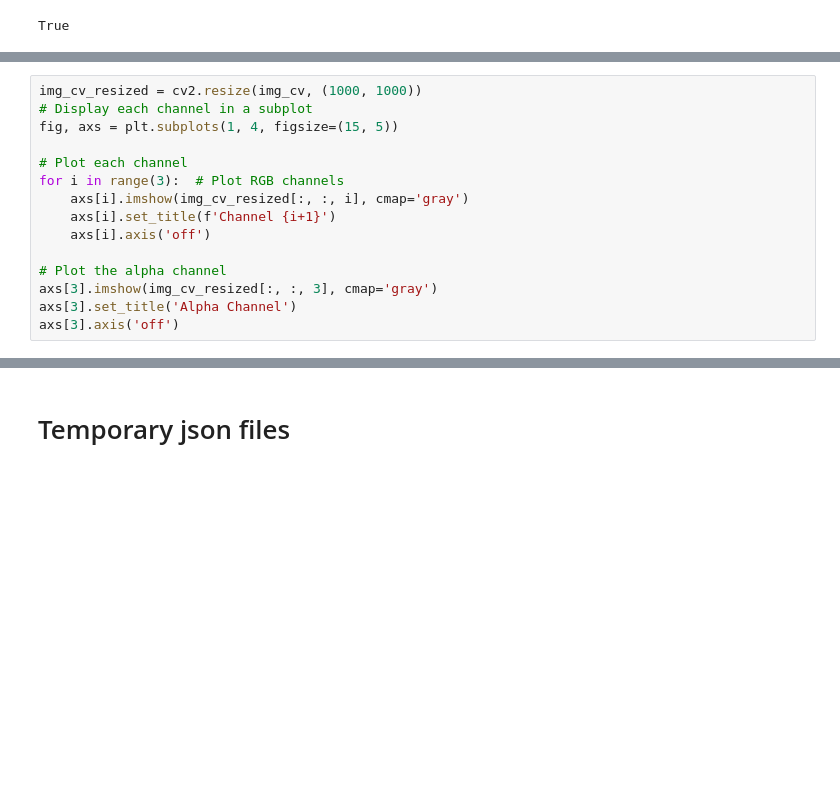
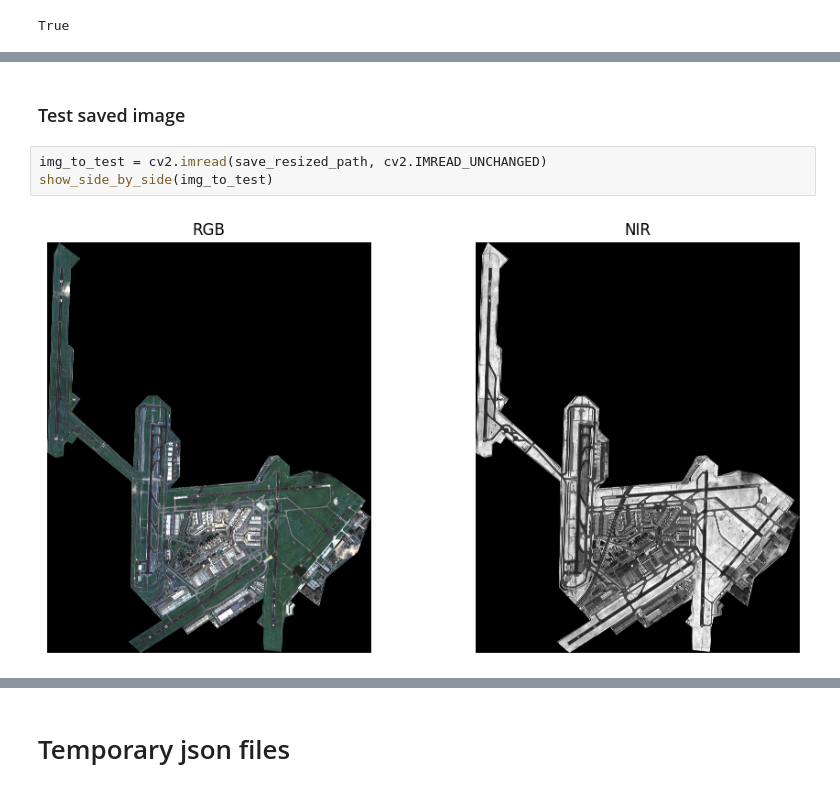
Before and after one commit to Iammuratc/satellitepy, a Jupyter notebook: notebooks/preprocess_fr24_dataset.ipynb, the cells around one changed output, grey strips where cells are left out. Saved outputs shown, nothing was run; the diff lists cells and outputs as text; blank space fills up the shorter version.

```diff
--- a/notebooks/preprocess_fr24_dataset.ipynb
+++ b/notebooks/preprocess_fr24_dataset.ipynb
@@ -151,15 +25,0 @@ True
-# %%
-img_cv_resized = cv2.resize(img_cv, (1000, 1000))
-# Display each channel in a subplot
-fig, axs = plt.subplots(1, 4, figsize=(15, 5))
-
-# Plot each channel
-for i in range(3):  # Plot RGB channels
-    axs[i].imshow(img_cv_resized[:, :, i], cmap='gray')
-    axs[i].set_title(f'Channel {i+1}')
-    axs[i].axis('off')
-
-# Plot the alpha channel
-axs[3].imshow(img_cv_resized[:, :, 3], cmap='gray')
-axs[3].set_title('Alpha Channel')
-axs[3].axis('off')
@@ -212,0 +179,7 @@ True
+# %% [markdown]
+### Test saved image
+# %%
+img_to_test = cv2.imread(save_resized_path, cv2.IMREAD_UNCHANGED)
+show_side_by_side(img_to_test)
+# %% [output]
+[figure, added]
```
Also changed, not shown: parts of 59 cells of this notebook, 9 other files.
